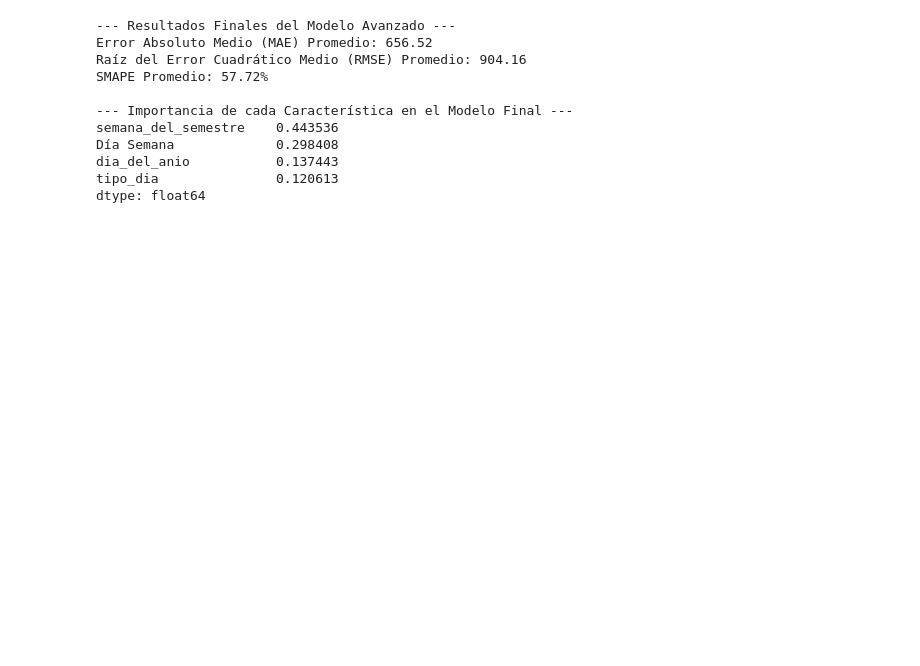
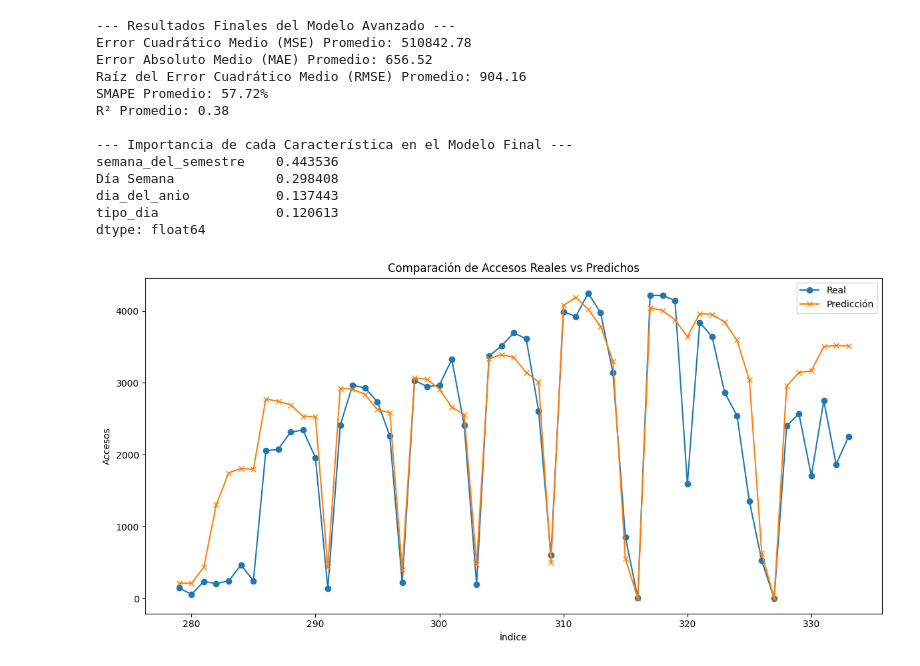
Before and after one commit to BrendanRubilar/IA_Library_Proyect, a Jupyter notebook: Verificar_1.ipynb, the cells around one changed output. Saved outputs shown, nothing was run; the diff lists cells and outputs as text; code cells hidden in the pictures; blank space fills up the shorter version.

```diff
--- a/Verificar_1.ipynb
+++ b/Verificar_1.ipynb
@@ -59,7 +59,7 @@ academic_calendar = {
 # --- 2. Load Data and Engineer Advanced Features ---
 
 # Load base data
-df = pd.read_csv('accesos_diarios_con_semestre.csv')
+df = pd.read_csv('accesos_agrupados.csv')
 df['Fecha Completa'] = pd.to_datetime(df['Fecha Completa'])
 
 # Load vacation and holiday data
@@ -129,7 +129,7 @@ n_splits = 5
 tscv = TimeSeriesSplit(n_splits=n_splits)
 
 # Run CV
-mae_scores, rmse_scores, smape_scores = [], [], []
+mae_scores, rmse_scores, smape_scores, r_2_scores = [], [], [], []
 model = RandomForestRegressor(n_estimators=100, min_samples_leaf=2, random_state=42)
 
 for train_index, test_index in tscv.split(X):
@@ -139,19 +139,25 @@ for train_index, test_index in tscv.split(X):
     model.fit(X_train, y_train)
     y_pred = model.predict(X_test)
 
+    mse_scores = mean_squared_error(y_test, y_pred)
     mae_scores.append(mean_absolute_error(y_test, y_pred))
     rmse_scores.append(np.sqrt(mean_squared_error(y_test, y_pred)))
     smape_scores.append(smape(y_test, y_pred))
+    r_2_scores.append(model.score(X_test, y_test))
 
+final_mse = np.mean(mse_scores)
 final_mae = np.mean(mae_scores)
 final_rmse = np.mean(rmse_scores)
 final_smape = np.mean(smape_scores)
+final_r_2 = np.mean(r_2_scores)
 
 # --- 4. Print Final Results ---
 print("--- Resultados Finales del Modelo Avanzado ---")
+print(f"Error Cuadrático Medio (MSE) Promedio: {final_mse:.2f}")
 print(f"Error Absoluto Medio (MAE) Promedio: {final_mae:.2f}")
 print(f"Raíz del Error Cuadrático Medio (RMSE) Promedio: {final_rmse:.2f}")
 print(f"SMAPE Promedio: {final_smape:.2f}%")
+print(f"R² Promedio: {final_r_2:.2f}")
 
 # Feature Importance
 feature_importances = pd.Series(model.feature_importances_, index=features_final).sort_values(ascending=False)
@@ -159,9 +165,11 @@ print("\n--- Importancia de cada Característica en el Modelo Final ---")
 print(feature_importances)
 # %% [output]
 --- Resultados Finales del Modelo Avanzado ---
+Error Cuadrático Medio (MSE) Promedio: 510842.78
 Error Absoluto Medio (MAE) Promedio: 656.52
 Raíz del Error Cuadrático Medio (RMSE) Promedio: 904.16
 SMAPE Promedio: 57.72%
+R² Promedio: 0.38
 
 --- Importancia de cada Característica en el Modelo Final ---
 semana_del_semestre    0.443536
@@ -169,3 +177,17 @@ Día Semana             0.298408
 dia_del_anio           0.137443
 tipo_dia               0.120613
 dtype: float64
+# %%
+import matplotlib.pyplot as plt
+
+plt.figure(figsize=(12, 6))
+plt.plot(y_test.index, y_test.values, label='Real', marker='o')
+plt.plot(y_test.index, y_pred, label='Predicción', marker='x')
+plt.xlabel('Índice')
+plt.ylabel('Accesos')
+plt.title('Comparación de Accesos Reales vs Predichos')
+plt.legend()
+plt.tight_layout()
+plt.show()
+# %% [output]
+[figure, added]
```
Also changed, not shown: 2 other files.
